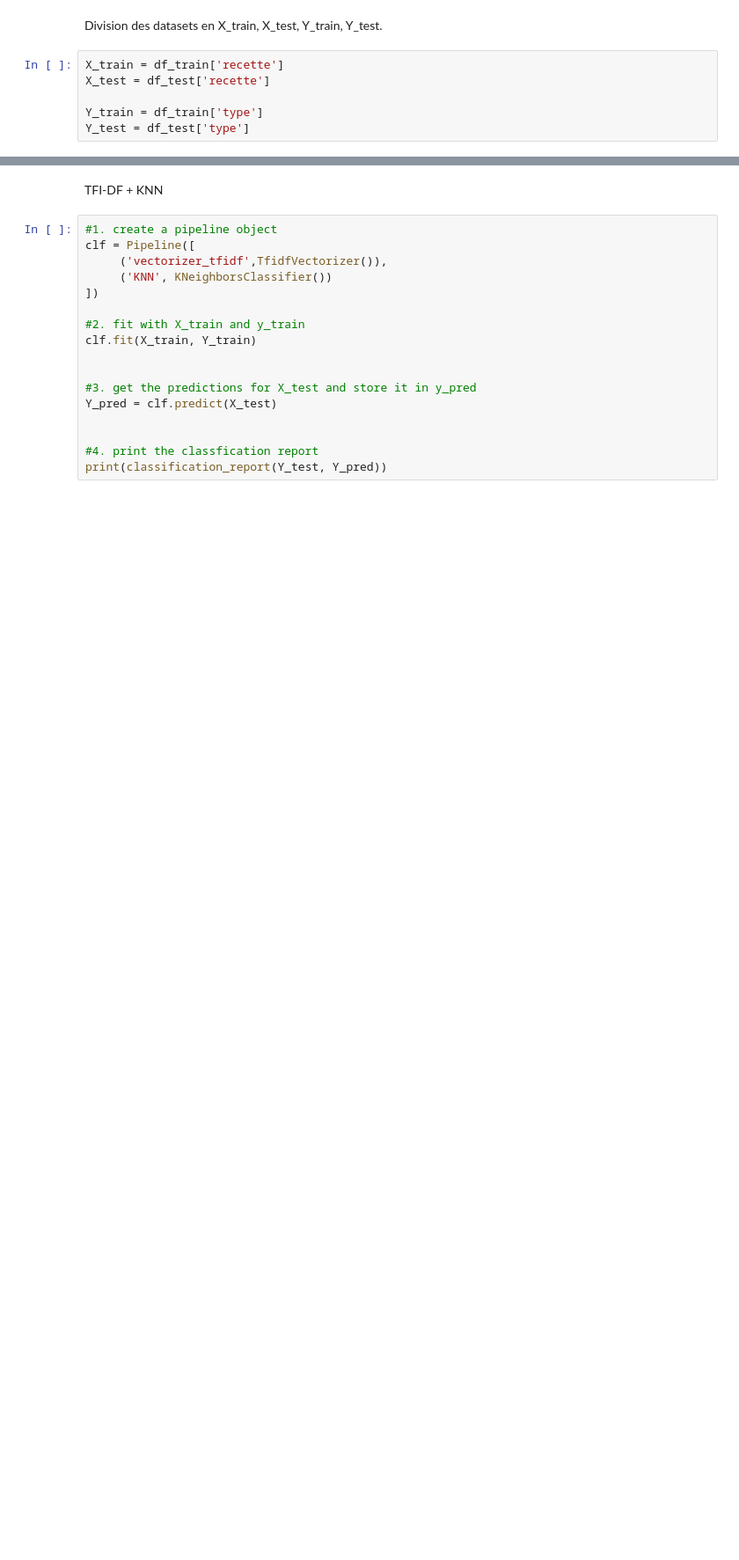
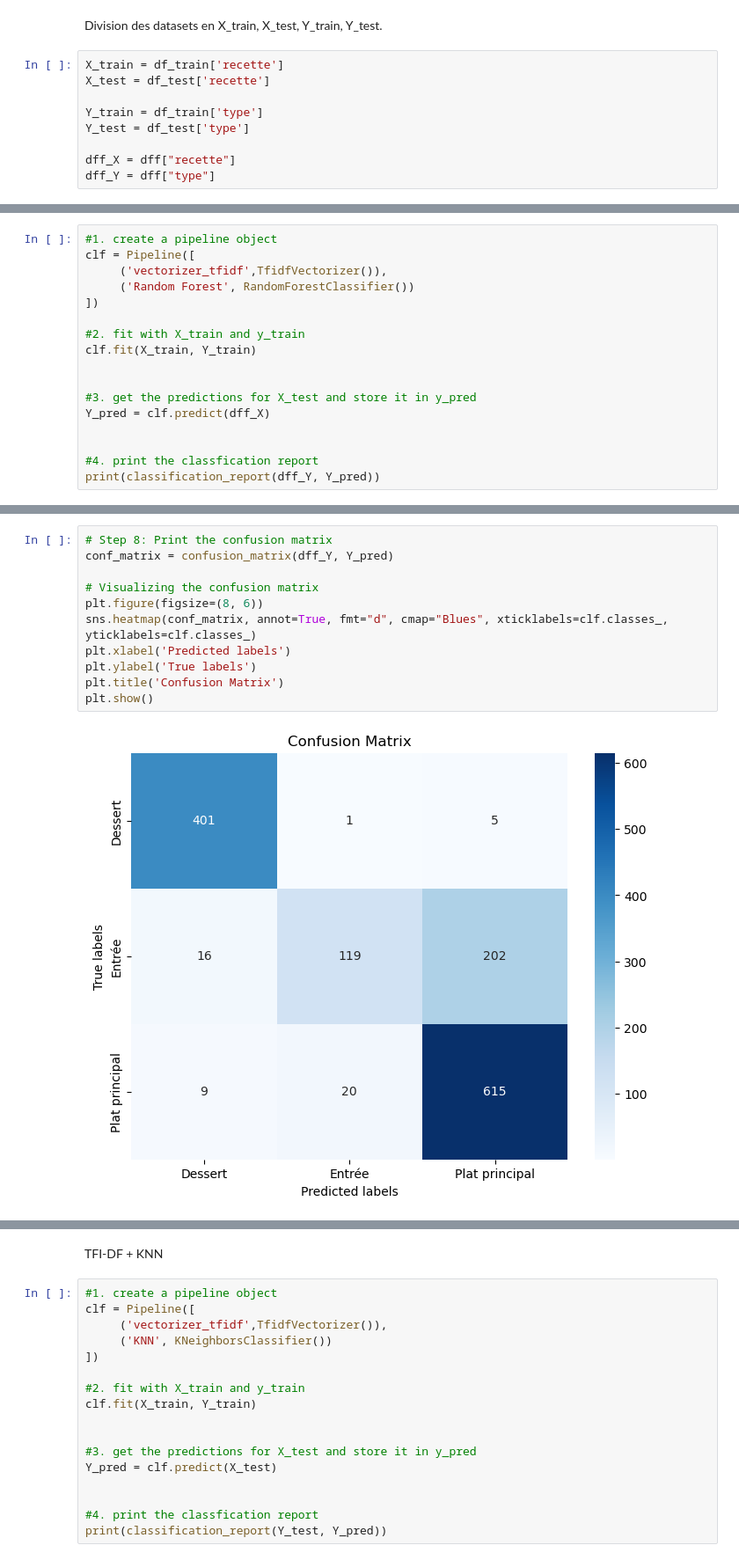
Before and after one commit to labicquette/projet-nlp-Nantes, a Jupyter notebook: src/tf_idf.ipynb, the cells around one changed output, grey strips where cells are left out. Shown: that part at 88% size. Cells and saved outputs as stored; diff of their text form; blank space fills up the shorter version.

```diff
--- a/src/tf_idf.ipynb
+++ b/src/tf_idf.ipynb
@@ -79,3 +131,6 @@ X_test = df_test['recette']
 
 Y_train = df_train['type']
 Y_test = df_test['type']
+
+dff_X = dff["recette"]
+dff_Y = dff["type"]
@@ -81,0 +176,17 @@ Y_test = df_test['type']
+# %%
+#1. create a pipeline object
+clf = Pipeline([
+     ('vectorizer_tfidf',TfidfVectorizer()),
+     ('Random Forest', RandomForestClassifier())
+])
+
+#2. fit with X_train and y_train
+clf.fit(X_train, Y_train)
+
+
+#3. get the predictions for X_test and store it in y_pred
+Y_pred = clf.predict(dff_X)
+
+
+#4. print the classfication report
+print(classification_report(dff_Y, Y_pred))
@@ -82 +203,14 @@ Y_test = df_test['type']
+# %%
+# Step 8: Print the confusion matrix
+conf_matrix = confusion_matrix(dff_Y, Y_pred)
+
+# Visualizing the confusion matrix
+plt.figure(figsize=(8, 6))
+sns.heatmap(conf_matrix, annot=True, fmt="d", cmap="Blues", xticklabels=clf.classes_, yticklabels=clf.classes_)
+plt.xlabel('Predicted labels')
+plt.ylabel('True labels')
+plt.title('Confusion Matrix')
+plt.show()
+# %% [output]
+[figure, added]
 # %% [markdown]
```
Also changed, not shown: parts of 49 cells of this notebook.
